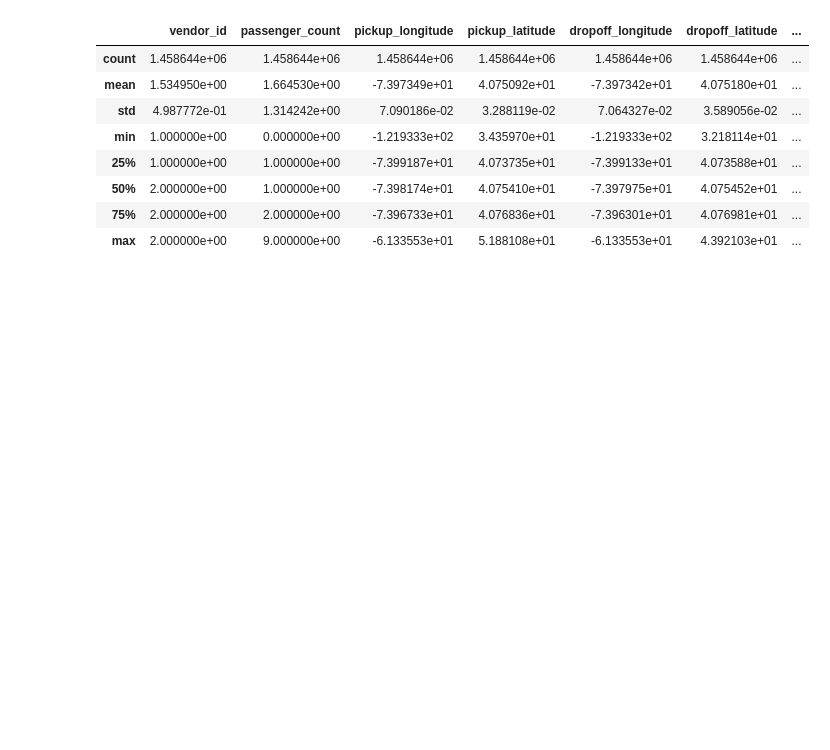
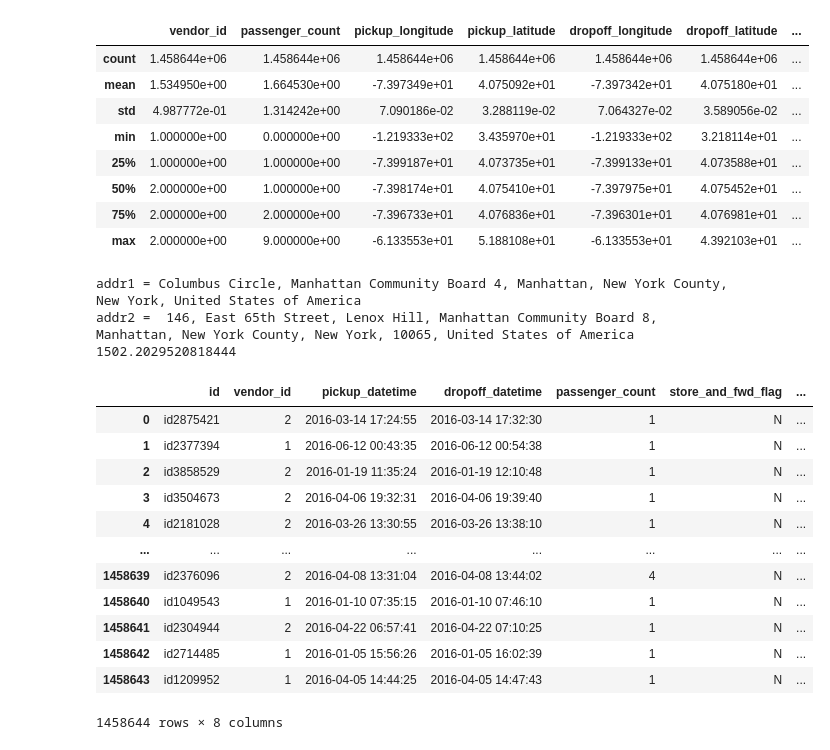
Before and after one commit to deepskandpal/hands-on-machine-learning, a Jupyter notebook: Newyork_taxi_ETA.ipynb, the cells around one changed output. Cells and saved outputs as stored; diff of their text form; code cells hidden in the pictures; blank space fills up the shorter version.

Commit message:
adding trip distance as a variable, changing loss function from mse to logarithmic mse

```diff
--- a/Newyork_taxi_ETA.ipynb
+++ b/Newyork_taxi_ETA.ipynb
@@ -81 +77,43 @@ def pandas_profile(df):
+# %%
+from geopy.geocoders import Nominatim
+from geopy.distance import geodesic
+geolocator = Nominatim(user_agent="my_app")
+location = geolocator.reverse("40.767937, -73.982155")
+location1 = (40.767937, -73.982155)
+location2 = (40.765602, -73.964630)
+addr1 = geolocator.reverse("40.767937, -73.982155")
+addr2 = geolocator.reverse("40.765602, -73.964630")
+print("addr1 =", addr1.address)
+print("addr2 = ", addr2.address)
+print(geodesic(location1, location2).m)
+# %% [output]
+addr1 = Columbus Circle, Manhattan Community Board 4, Manhattan, New York County, New York, United States of America
+addr2 =  146, East 65th Street, Lenox Hill, Manhattan Community Board 8, Manhattan, New York County, New York, 10065, United States of America
+1502.2029520818444
+# %%
+def get_distance_in_metre(df):
+  start_point = (df["pickup_latitude"], df["pickup_longitude"])
+  drop_point = (df["dropoff_latitude"], df["dropoff_longitude"])
+  total_distance = geodesic(start_point, drop_point).m
+  return total_distance
+# %%
+train_data['distance'] = train_data.apply(get_distance_in_metre, axis = 1)
+# %%
+train_data_cpy = train_data.drop(["dropoff_longitude", "dropoff_latitude", "pickup_latitude", "pickup_longitude"], axis=1)
+# %%
+train_data_cpy
+# %% [output]
+|  | id | vendor_id | pickup_datetime | dropoff_datetime | passenger_count | store_and_fwd_flag | ... |
+| 0 | id2875421 | 2 | 2016-03-14 17:24:55 | 2016-03-14 17:32:30 | 1 | N | ... |
+| 1 | id2377394 | 1 | 2016-06-12 00:43:35 | 2016-06-12 00:54:38 | 1 | N | ... |
+| 2 | id3858529 | 2 | 2016-01-19 11:35:24 | 2016-01-19 12:10:48 | 1 | N | ... |
+| 3 | id3504673 | 2 | 2016-04-06 19:32:31 | 2016-04-06 19:39:40 | 1 | N | ... |
+| 4 | id2181028 | 2 | 2016-03-26 13:30:55 | 2016-03-26 13:38:10 | 1 | N | ... |
+| ... | ... | ... | ... | ... | ... | ... | ... |
+| 1458639 | id2376096 | 2 | 2016-04-08 13:31:04 | 2016-04-08 13:44:02 | 4 | N | ... |
+| 1458640 | id1049543 | 1 | 2016-01-10 07:35:15 | 2016-01-10 07:46:10 | 1 | N | ... |
+| 1458641 | id2304944 | 2 | 2016-04-22 06:57:41 | 2016-04-22 07:10:25 | 1 | N | ... |
+| 1458642 | id2714485 | 1 | 2016-01-05 15:56:26 | 2016-01-05 16:02:39 | 1 | N | ... |
+| 1458643 | id1209952 | 1 | 2016-04-05 14:44:25 | 2016-04-05 14:47:43 | 1 | N | ... |
+1458644 rows × 8 columns
 # %%
```
Also changed, not shown: parts of 11 cells of this notebook.
